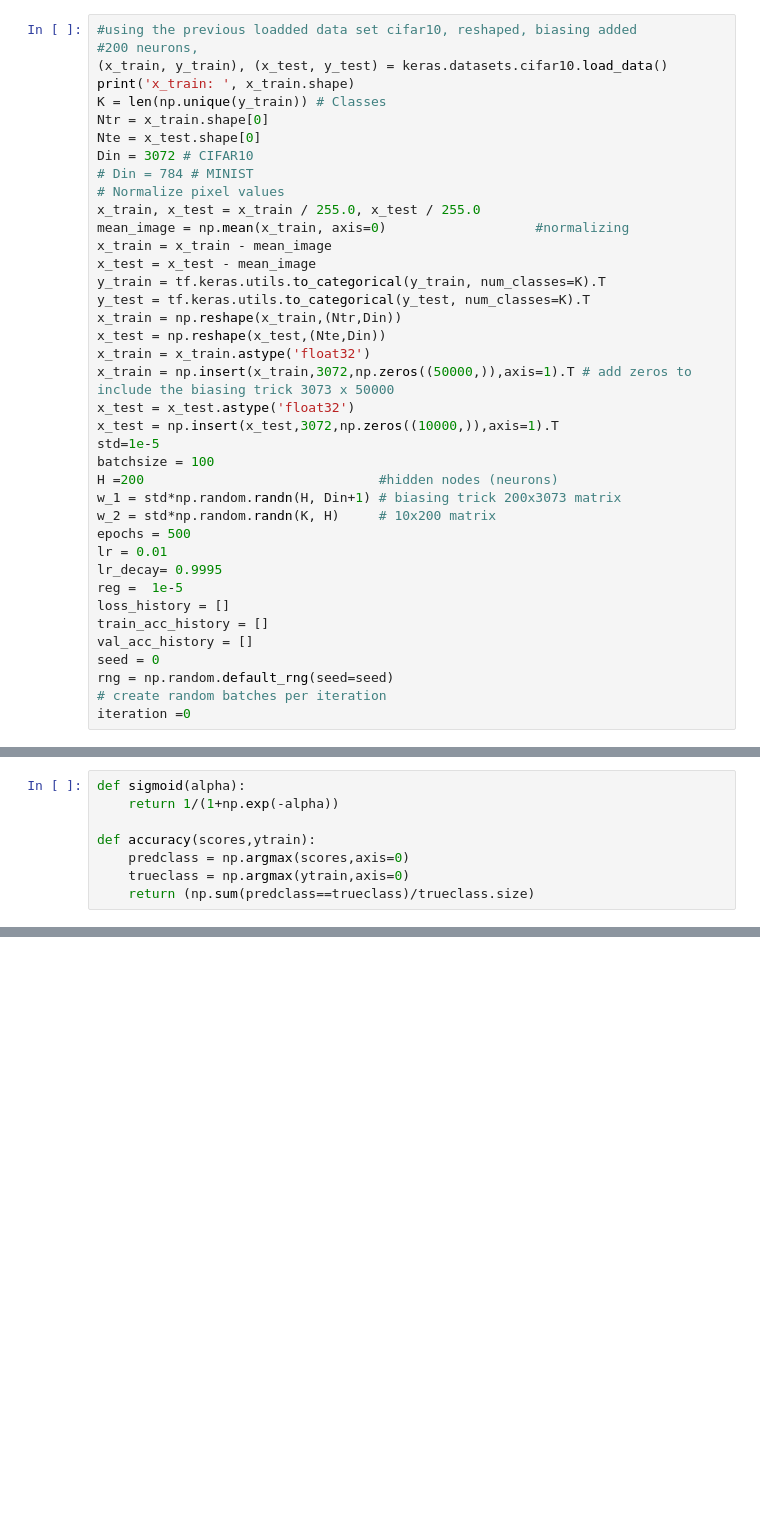
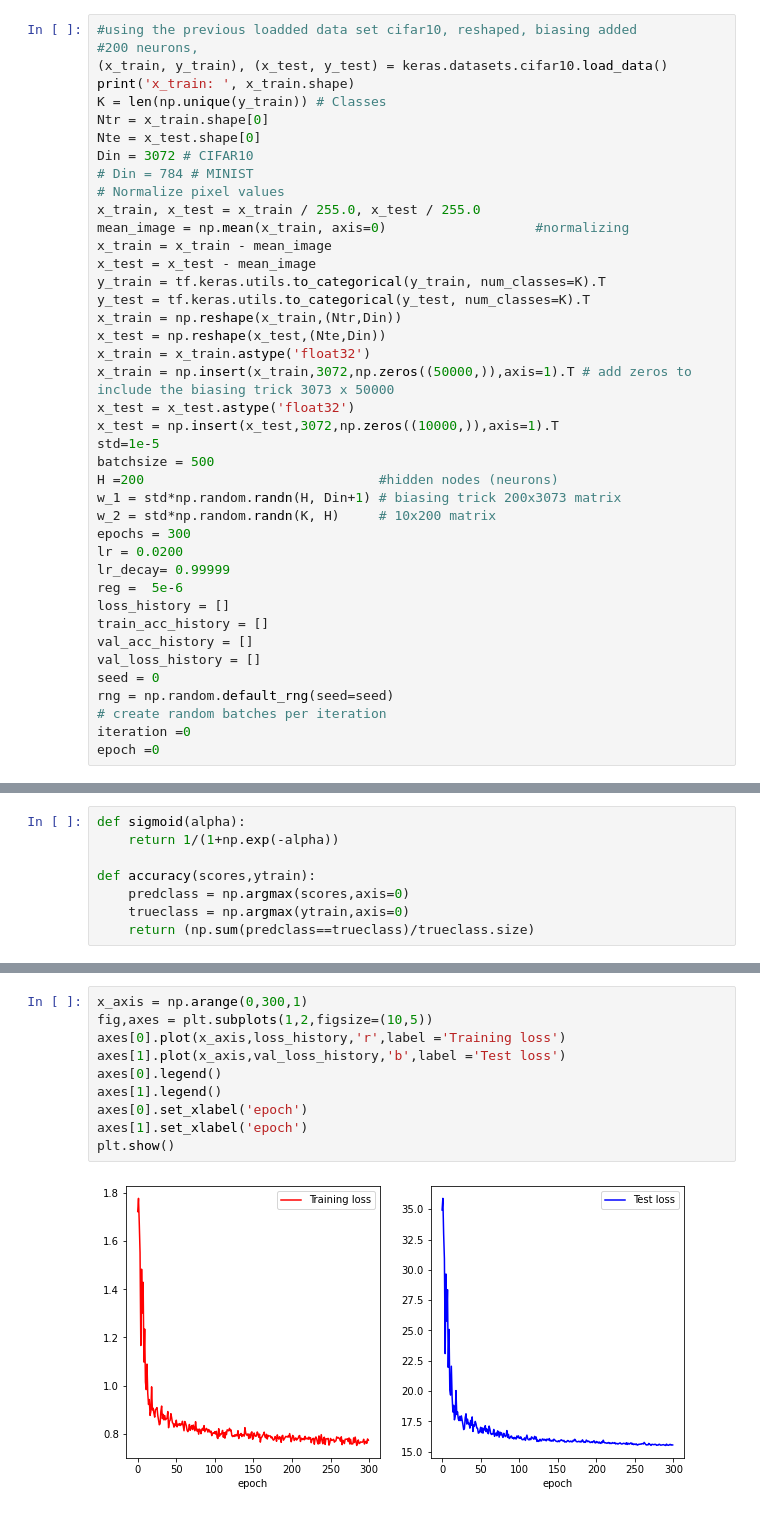
Before and after one commit to ransaraw98/cv_assignments, a Jupyter notebook: ASSIGNMENT_4/main.ipynb, the cells around one changed output, grey strips where cells are left out. Saved outputs shown, nothing was run; the diff lists cells and outputs as text; blank space fills up the shorter version.

```diff
--- a/ASSIGNMENT_4/main.ipynb
+++ b/ASSIGNMENT_4/main.ipynb
@@ -178,21 +178,23 @@ x_train = np.insert(x_train,3072,np.zeros((50000,)),axis=1).T # add zeros to inc
 x_test = x_test.astype('float32')
 x_test = np.insert(x_test,3072,np.zeros((10000,)),axis=1).T
 std=1e-5
-batchsize = 100
+batchsize = 500
 H =200                              #hidden nodes (neurons)
 w_1 = std*np.random.randn(H, Din+1) # biasing trick 200x3073 matrix
 w_2 = std*np.random.randn(K, H)     # 10x200 matrix
-epochs = 500
-lr = 0.01
-lr_decay= 0.9995
-reg =  1e-5
+epochs = 300
+lr = 0.0200
+lr_decay= 0.99999
+reg =  5e-6
 loss_history = []
 train_acc_history = []
 val_acc_history = []
+val_loss_history = []
 seed = 0
 rng = np.random.default_rng(seed=seed)
 # create random batches per iteration
 iteration =0
+epoch =0
 # %% [output]
 x_train:  (50000, 32, 32, 3)
 # %%
@@ -275,0 +273,12 @@ np.square(w_1).sum()+np.square(w_2).sum()
+# %%
+x_axis = np.arange(0,300,1)
+fig,axes = plt.subplots(1,2,figsize=(10,5))
+axes[0].plot(x_axis,loss_history,'r',label ='Training loss')
+axes[1].plot(x_axis,val_loss_history,'b',label ='Test loss')
+axes[0].legend()
+axes[1].legend()
+axes[0].set_xlabel('epoch')
+axes[1].set_xlabel('epoch')
+plt.show()
+# %% [output]
+[figure, added]
```
Also changed, not shown: parts of 5 cells of this notebook, 2 other files.
